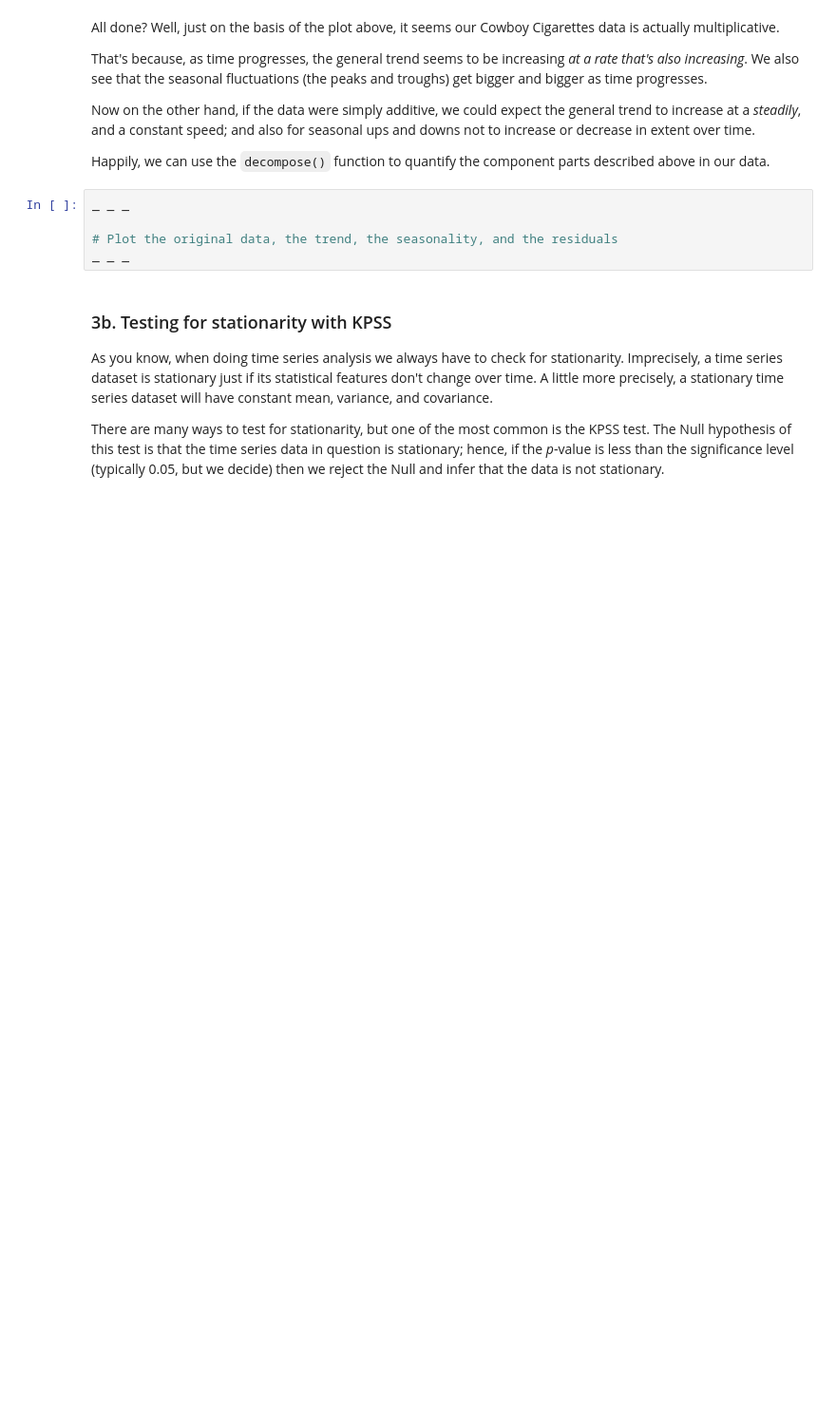
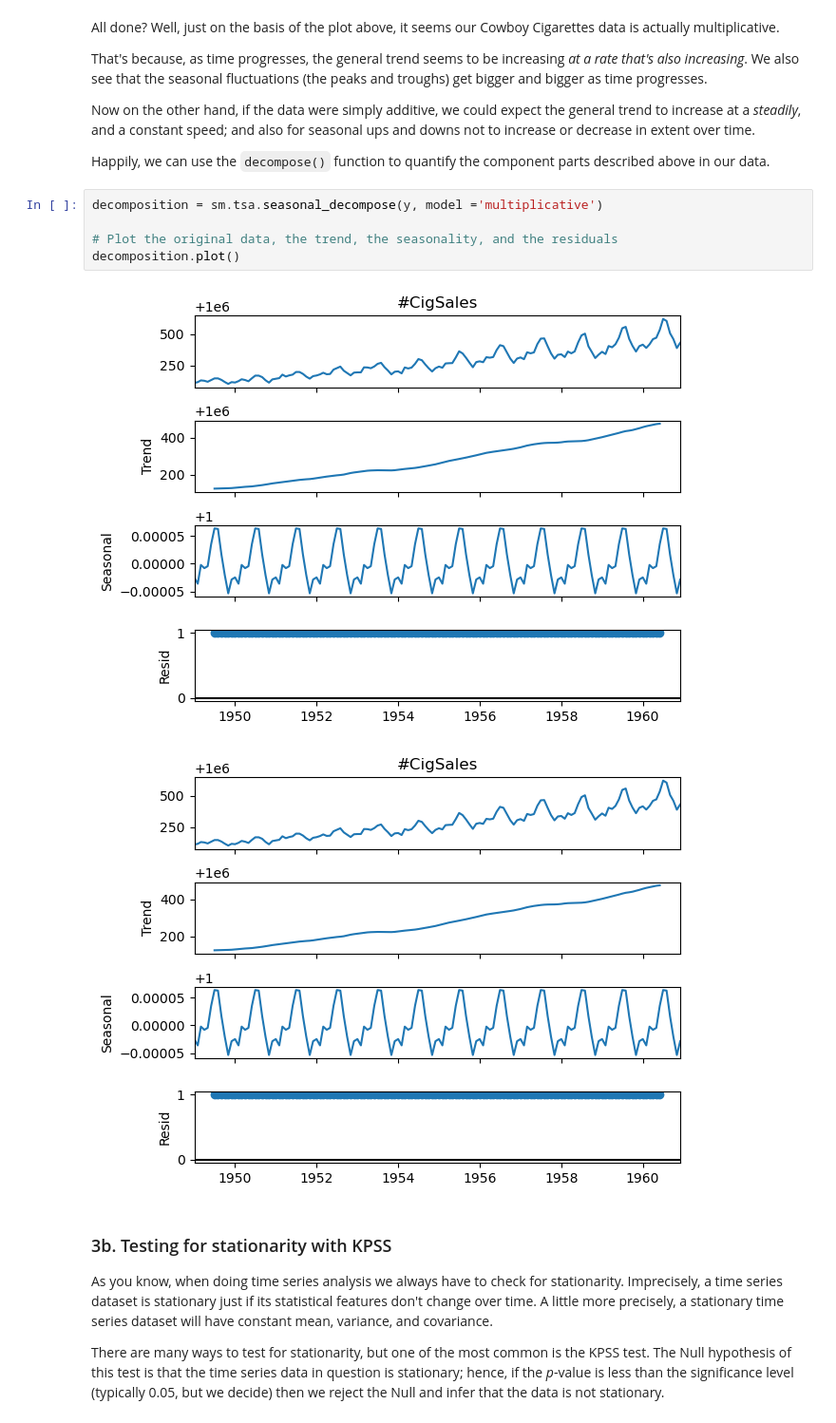
Before and after one commit to demiroz/dsc, a Jupyter notebook: Unit 21 - A Deep Dive Into Time Series/Cowboys & Cigrettes Case Study/Cowboy Cigarettes Case Study - Tier 3.ipynb, the cells around one changed output. Shown at 95% size. Drawn from its saved outputs; the diff is of its cells as text; blank space fills up the shorter version.

```diff
--- a/Unit 21 - A Deep Dive Into Time Series/Cowboys & Cigrettes Case Study/Cowboy Cigarettes Case Study - Tier 3.ipynb
+++ b/Unit 21 - A Deep Dive Into Time Series/Cowboys & Cigrettes Case Study/Cowboy Cigarettes Case Study - Tier 3.ipynb
@@ -219,10 +256,13 @@ Now on the other hand, if the data were simply additive, we could expect the gen
 
 Happily, we can use the `decompose()` function to quantify the component parts described above in our data.
 # %%
-_ _ _
+decomposition = sm.tsa.seasonal_decompose(y, model ='multiplicative')
 
 # Plot the original data, the trend, the seasonality, and the residuals
-_ _ _
+decomposition.plot()
+# %% [output]
+[figure, added]
+[figure, added]
 # %% [markdown]
 ### 3b. Testing for stationarity with KPSS
 As you know, when doing time series analysis we always have to check for stationarity. Imprecisely, a time series dataset is stationary just if its statistical features don't change over time. A little more precisely, a stationary time series dataset will have constant mean, variance, and covariance.
```
Also changed, not shown: parts of 36 cells of this notebook.
